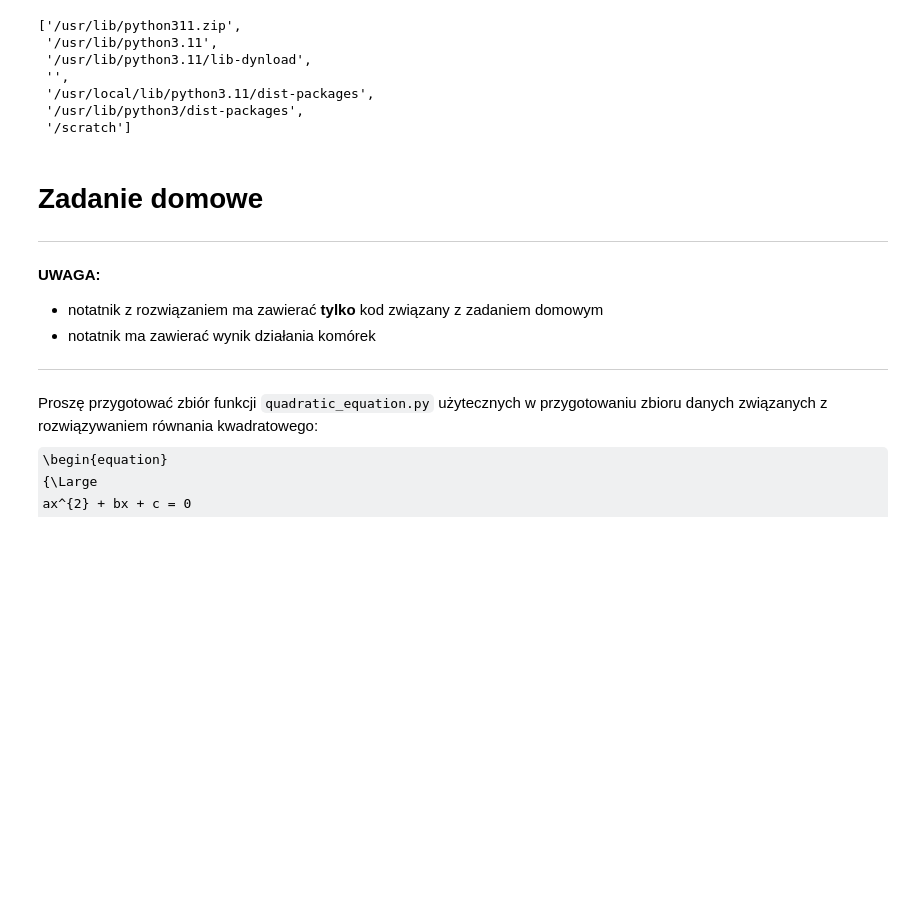
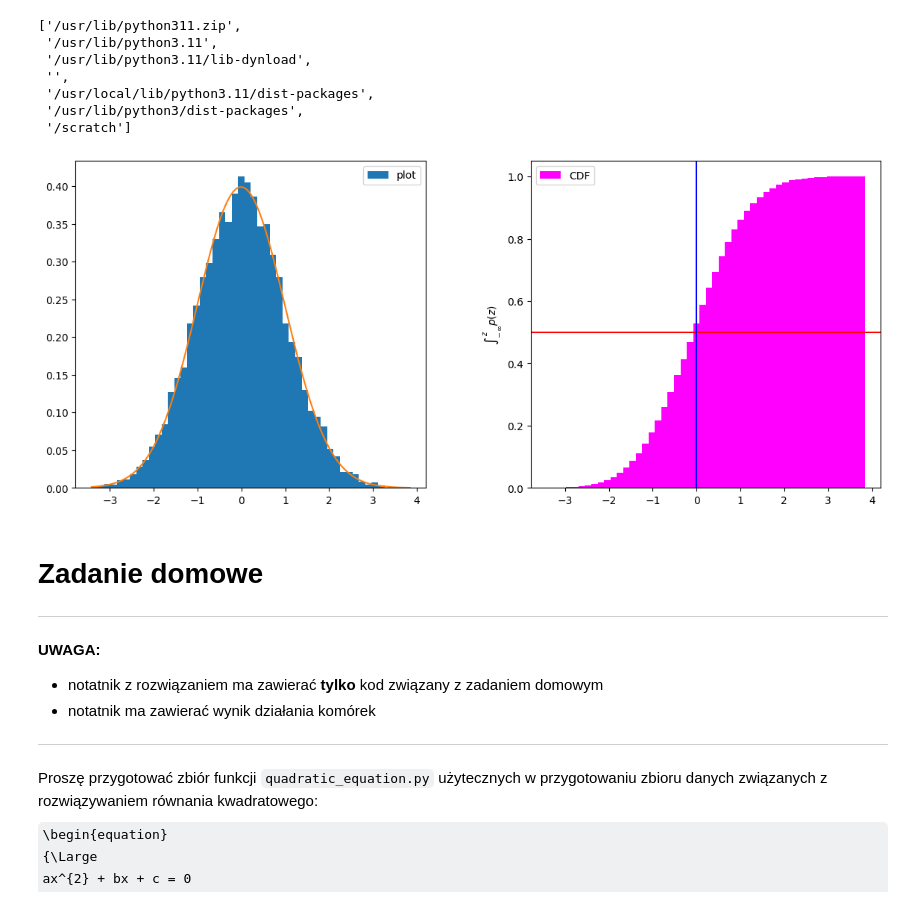
Before and after one commit to bkasza/MLII, a Jupyter notebook: 25.02/01a_Przypomnienie_python.ipynb, the cells around one changed output. Saved outputs shown, nothing was run; the diff lists cells and outputs as text; code cells hidden in the pictures; some formulas as TeX source; blank space fills up the shorter version.

```diff
--- a/25.02/01a_Przypomnienie_python.ipynb
+++ b/25.02/01a_Przypomnienie_python.ipynb
@@ -665,6 +666,32 @@ sys.path.append("/scratch")
  '/usr/local/lib/python3.11/dist-packages',
  '/usr/lib/python3/dist-packages',
  '/scratch']
+# %%
+import matplotlib.pyplot as plt
+import numpy as np
+
+def plot_PDF_CDF(z):
+    "lewa strona"
+    x = np.linspace(z.min(), z.max(), 100)
+    y = (2*np.pi)**(-1/2)*np.exp(-(x-np.mean(z))**2/2)
+    fig, axes = plt.subplots(1,2, figsize=(12, 6))
+    count, bins_count = np.histogram(z, bins=10)
+    pdf = count / sum(count)
+    cdf = np.cumsum(pdf)
+    axes[0].hist(z, bins = 50, density = True, label = 'plot')
+    axes[0].plot(x, y)
+    axes[0].legend()
+    "prawa strona"
+    # axes[1].plot(np.sort(z), cdf, label = "CDS")
+    axes[1].hist(z, bins = 50, density = True, color = 'magenta', cumulative = True, weights = np.full_like(z, 1/z.size), label = "CDF")
+    axes[1].set_ylabel("$\int_{-\infty}^{z} p(z)$")
+    axes[1].axhline(y=0.5, xmin=0.0, xmax=1.0, color='r')
+    axes[1].axvline(x=0, ymin=0.0, ymax=1.0, color='b')
+    axes[1].legend(loc = "upper left")
+    plt.subplots_adjust(bottom=0.15, left=0.05, right=0.95, wspace=0.3)
+    plt.show()
+# %% [output]
+[figure, added]
 # %% [markdown]
 # Zadanie domowe
 
```
Also changed, not shown: parts of 4 cells of this notebook, 1 other file.
